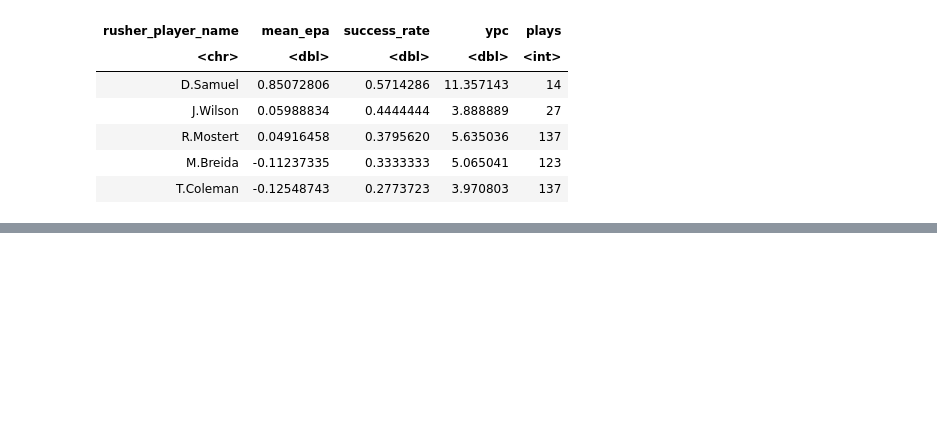
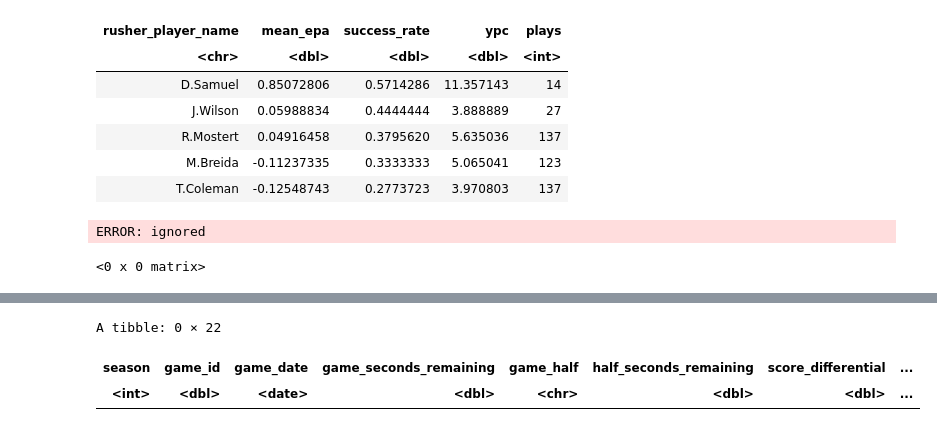
Before and after one commit to rennerm1/NFL-Data-Science-Project, a Jupyter notebook: playingaround.ipynb, the cells around one changed output, grey strips where cells are left out. Drawn from its saved outputs; the diff is of its cells as text; code cells hidden in the pictures; blank space fills up the shorter version.

```diff
--- a/playingaround.ipynb
+++ b/playingaround.ipynb
@@ -168,3 +146,51 @@ A tibble: 5 × 5
 | R.Mostert | 0.04916458 | 0.3795620 | 5.635036 | 137 |
 | M.Breida | -0.11237335 | 0.3333333 | 5.065041 | 123 |
 | T.Coleman | -0.12548743 | 0.2773723 | 3.970803 | 137 |
+# %%
+https://raw.githubusercontent.com/ryurko/nflscrapR-data/master/play_by_play_data/regular_season/reg_pbp_2014.csv
+# %% [output]
+ERROR: ignored
+# %%
+pbp_data <- data.frame()
+for (year in c(2010:2019)){
+  pbp_path <- paste0(
+    'https://raw.githubusercontent.com/ryurko/nflscrapR-data/master/play_by_play_data/regular_season/reg_pbp_',
+    year,
+    '.csv'
+    )
+  season_pbp <- read_csv(url(pbp_path)) %>%
+    mutate(season = year) %>%
+
+  pbp_data <- rbind(pbp_data, season_pbp)
+}
+# %%
+pbp_data
+# %% [output]
+<0 x 0 matrix>
+# %%
+pbp_data <- data.frame()
+for (year in c(2009:2019)){
+  pbp_path <- paste0(
+    'https://github.com/ryurko/nflscrapR-data/raw/master/play_by_play_data/regular_season/reg_pbp_',
+    year,
+    '.csv'
+    )
+
+  season_pbp <- read_csv(url(pbp_path)) %>%
+    filter(!is.na(epa), !is.na(ep)) %>%
+    mutate(
+      pass = if_else(str_detect(desc, "( pass)|(sacked)|(scramble)"), 1, 0),
+      rush = if_else(str_detect(desc, "(left end)|(left tackle)|(left guard)|(up the middle)|(right guard)|(right tackle)|(right end)") & pass == 0, 1, 0)
+      ) %>%
+    filter(pass == 1, rush == 1) %>%
+    mutate(season = year) %>%
+    select(season, game_id, game_date, game_seconds_remaining, game_half, half_seconds_remaining,
+           score_differential, play_id, posteam, posteam_type, defteam, play_type, passer_player_id,
+           passer_player_name, qb_hit, sack, down, ydstogo, yardline_100, ep, epa, desc)
+
+  pbp_data <- rbind(pbp_data, season_pbp)
+  rm(season_pbp)
+}
+# %%
+pbp_data
+# %% [output]
@@ -170,0 +205,3 @@ A tibble: 5 × 5
+A tibble: 0 × 22
+| season | game_id | game_date | game_seconds_remaining | game_half | half_seconds_remaining | score_differential | ... |
+| <int> | <dbl> | <date> | <dbl> | <chr> | <dbl> | <dbl> | ... |
```
Also changed, not shown: parts of 4 cells of this notebook.
